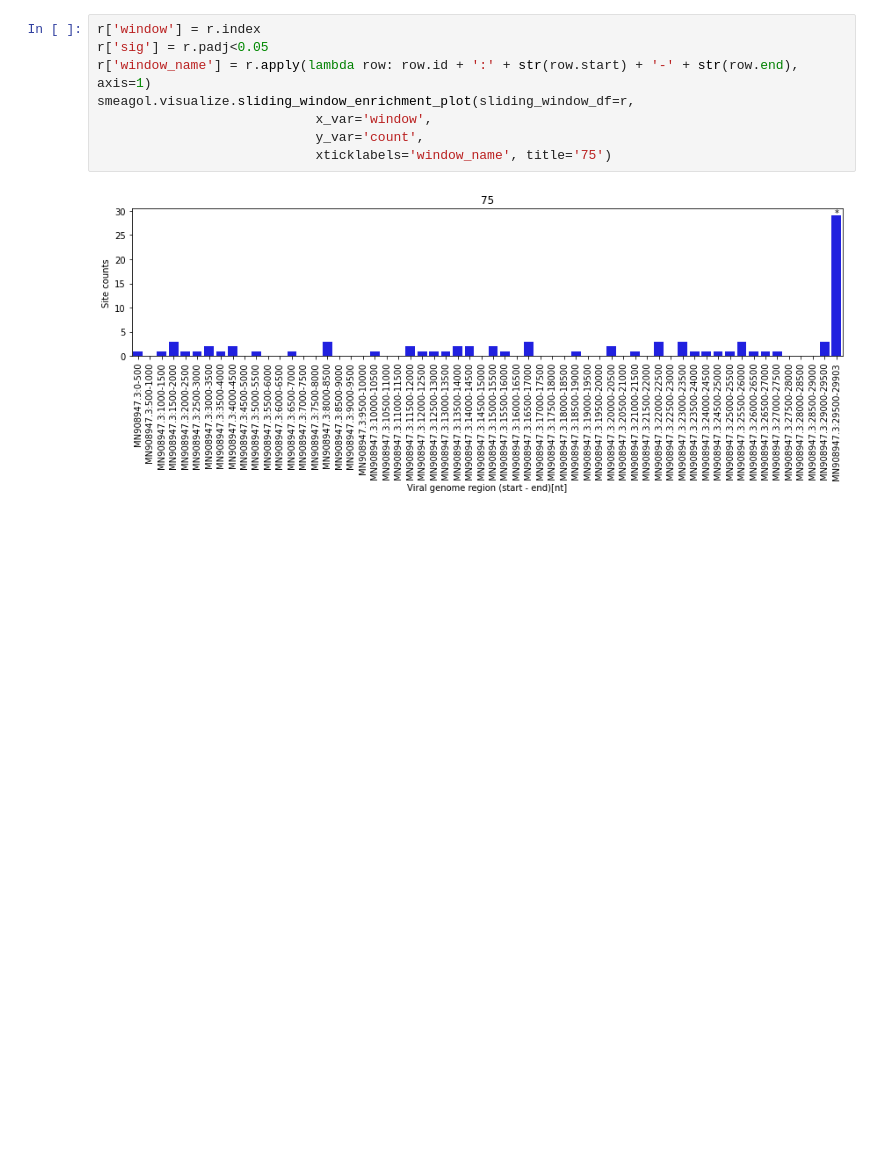
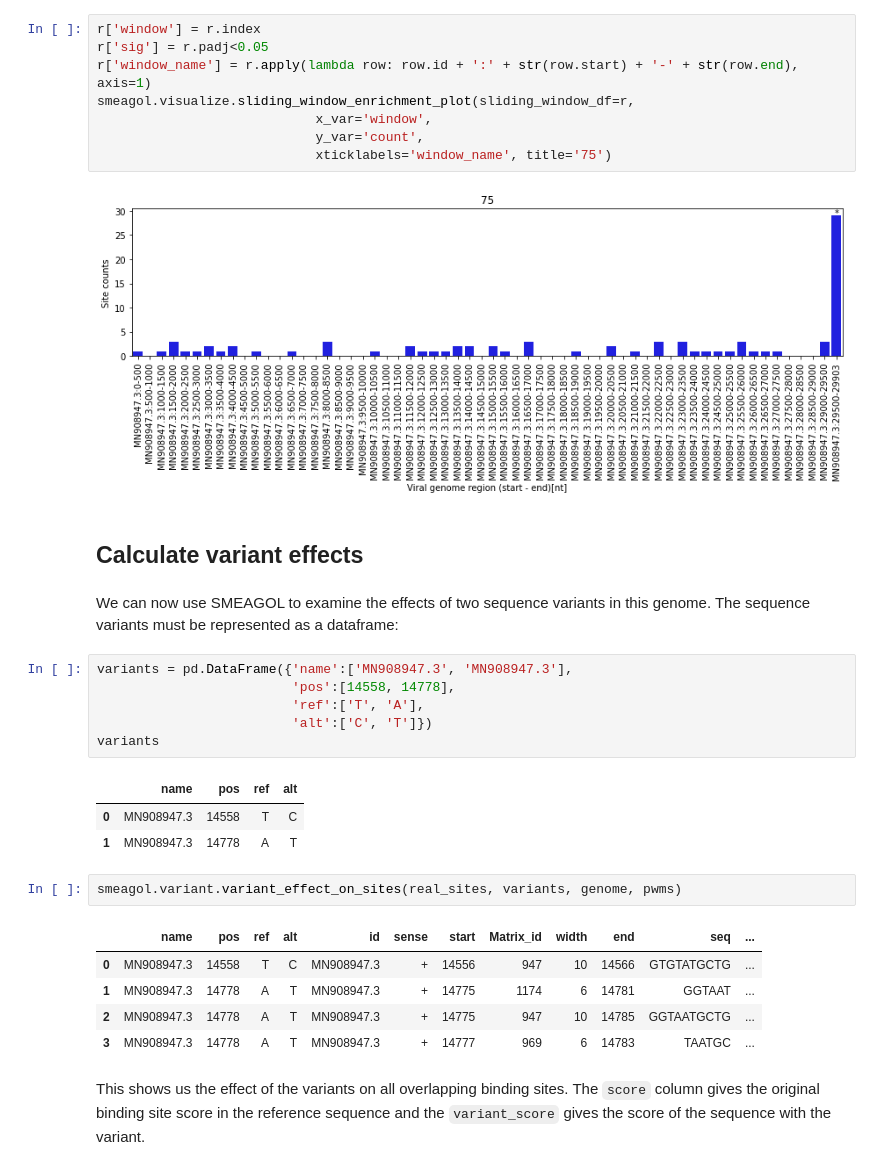
Before and after one commit to gruber-sciencelab/SMEAGOL, a Jupyter notebook: vignette_1.ipynb, the cells around one changed output. Cells and saved outputs as stored; diff of their text form; blank space fills up the shorter version.

Commit message:
updated vignette with binding site scoring

```diff
--- a/vignette_1.ipynb
+++ b/vignette_1.ipynb
@@ -453,3 +453,27 @@ smeagol.visualize.sliding_window_enrichment_plot(sliding_window_df=r,
                             xticklabels='window_name', title='75')
 # %% [output]
 [figure]
+# %% [markdown]
+## Calculate variant effects
+# %% [markdown]
+We can now use SMEAGOL to examine the effects of two sequence variants in this genome. The sequence variants must be represented as a dataframe:
+# %%
+variants = pd.DataFrame({'name':['MN908947.3', 'MN908947.3'],
+                         'pos':[14558, 14778],
+                         'ref':['T', 'A'],
+                         'alt':['C', 'T']})
+variants
+# %% [output]
+|  | name | pos | ref | alt |
+| 0 | MN908947.3 | 14558 | T | C |
+| 1 | MN908947.3 | 14778 | A | T |
+# %%
+smeagol.variant.variant_effect_on_sites(real_sites, variants, genome, pwms)
+# %% [output]
+|  | name | pos | ref | alt | id | sense | start | Matrix_id | width | end | seq | ... |
+| 0 | MN908947.3 | 14558 | T | C | MN908947.3 | + | 14556 | 947 | 10 | 14566 | GTGTATGCTG | ... |
+| 1 | MN908947.3 | 14778 | A | T | MN908947.3 | + | 14775 | 1174 | 6 | 14781 | GGTAAT | ... |
+| 2 | MN908947.3 | 14778 | A | T | MN908947.3 | + | 14775 | 947 | 10 | 14785 | GGTAATGCTG | ... |
+| 3 | MN908947.3 | 14778 | A | T | MN908947.3 | + | 14777 | 969 | 6 | 14783 | TAATGC | ... |
+# %% [markdown]
+This shows us the effect of the variants on all overlapping binding sites. The `score` column gives the original binding site score in the reference sequence and the `variant_score` gives the score of the sequence with the variant.
```
Also changed, not shown: parts of 14 cells of this notebook.
